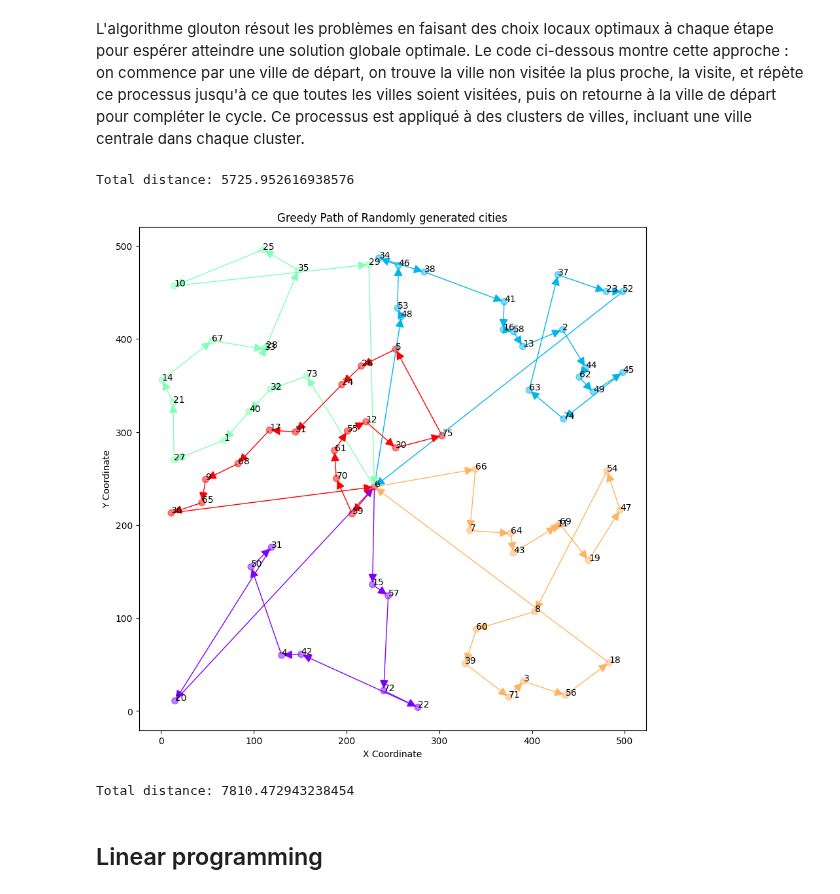
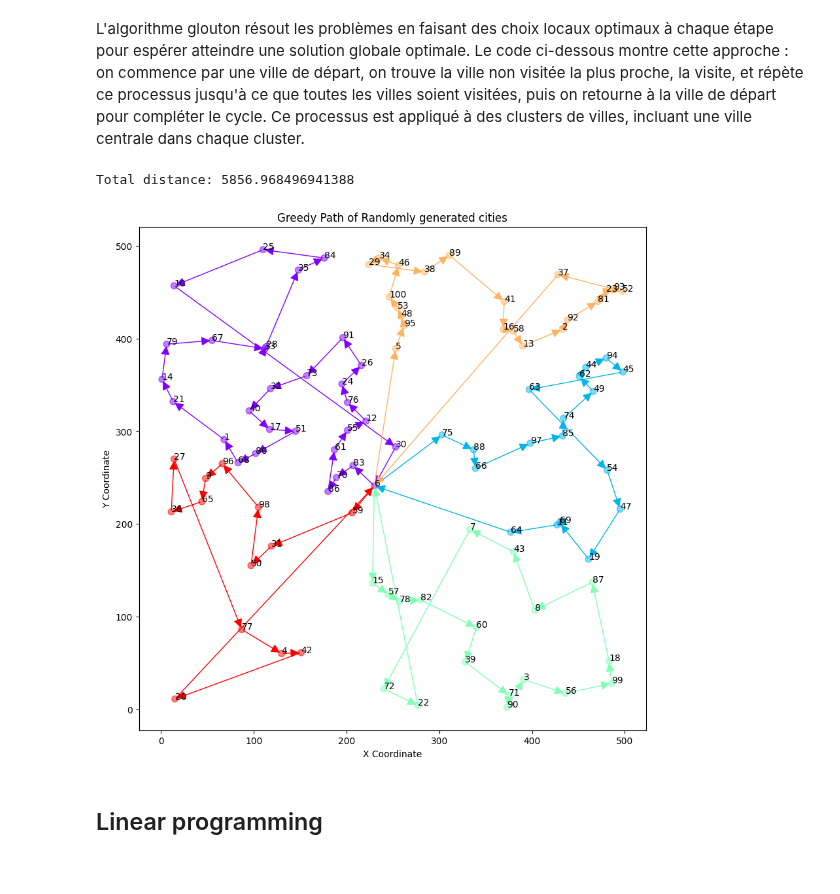
Before and after one commit to arrighi-fabien/Projet-Recherche-Op-rationnelle, a Jupyter notebook: livrable-2.ipynb, the cells around one changed output. Saved outputs shown, nothing was run; the diff lists cells and outputs as text; code cells hidden in the pictures.

```diff
--- a/livrable-2.ipynb
+++ b/livrable-2.ipynb
@@ -90,7 +90,7 @@ class Graph:
 # %% [markdown]
 ## Generate cities and display graph
 # %%
-nb_nodes = 75
+nb_nodes = 100
 x_range = (0, 500)
 y_range = (0, 500)
 
@@ -143,7 +143,7 @@ graph.scatterPlot(c=clusters, cmap='rainbow', s=50, alpha=0.5)
 L'algorithme glouton résout les problèmes en faisant des choix locaux optimaux à chaque étape pour espérer atteindre une solution globale optimale. Le code ci-dessous montre cette approche : on commence par une ville de départ, on trouve la ville non visitée la plus proche, la visite, et répète ce processus jusqu'à ce que toutes les villes soient visitées, puis on retourne à la ville de départ pour compléter le cycle. Ce processus est appliqué à des clusters de villes, incluant une ville centrale dans chaque cluster.
 # %%
 class Greedy:
-    def __init__(self, cities: Any) -> None:
+    def __init__(self, cities: Cities) -> None:
         """
         Initialize the Greedy object with city information.
 
@@ -190,36 +190,35 @@ class Greedy:
         return path, total_distance
 
     def processClusters(self, cities_clusters: list[list[tuple[str, int, int]]], center_city: str) -> tuple[list[list[tuple[str, int, int]]], float]:
         """
         Process clusters of cities and calculate the greedy path for each cluster.
 
         :param cities_clusters: List of clusters, each cluster being a list of tuples (name, x-coordinate, y-coordinate).
         :param center_city: The central city to include in each cluster.
         :return: Tuple containing the greedy paths for each cluster and the total distance traveled.
         """
         cluster_greedy_path = []
         total_distance = 0
         for cluster_idx, cluster in enumerate(cities_clusters):
             if center_city in cluster:
                 cluster.remove(center_city)
             cluster.append(center_city)
             path, distance = self.__greedyPath(cluster, cluster[-1][0])
             cluster_greedy_path.append(path)
             total_distance += distance
         return cluster_greedy_path, total_distance
 
 # Usage
 greedy_solver = Greedy(data)
 cluster_greedy_paths, total_distance = greedy_solver.processClusters(cities_clusters, center_city)
 
 print(f"Total distance: {total_distance}")
 
 graph = Graph(data=data.cities, title="Greedy Path of Randomly generated cities")
 graph.scatterPlot(c=clusters, cmap='rainbow', s=50, alpha=0.5, arrow=cluster_greedy_paths)
 # %% [output]
-Total distance: 5725.952616938576
+Total distance: 5856.968496941388
-[figure, old version]
+[figure, new version]
-Total distance: 7810.472943238454
 # %% [markdown]
 ## Linear programming
 # %%
```
Also changed, not shown: parts of 6 cells of this notebook.
